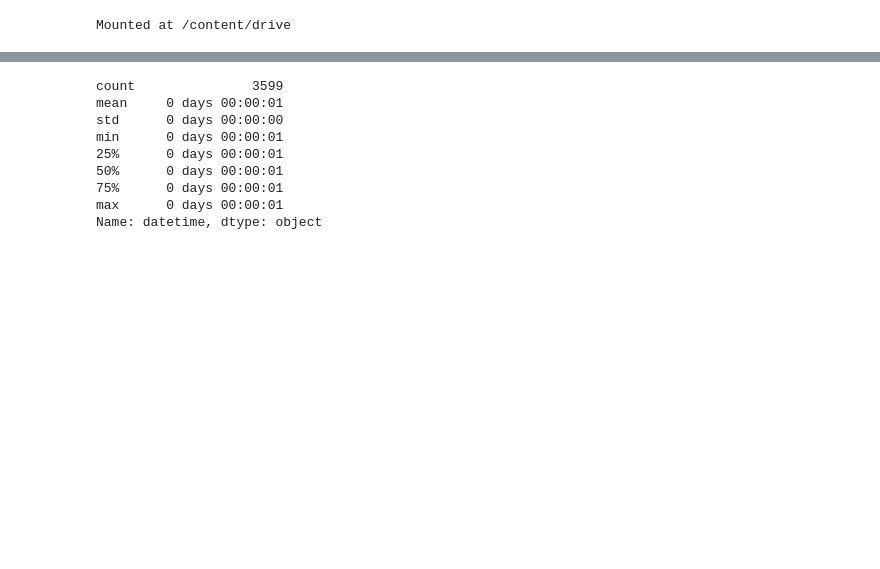
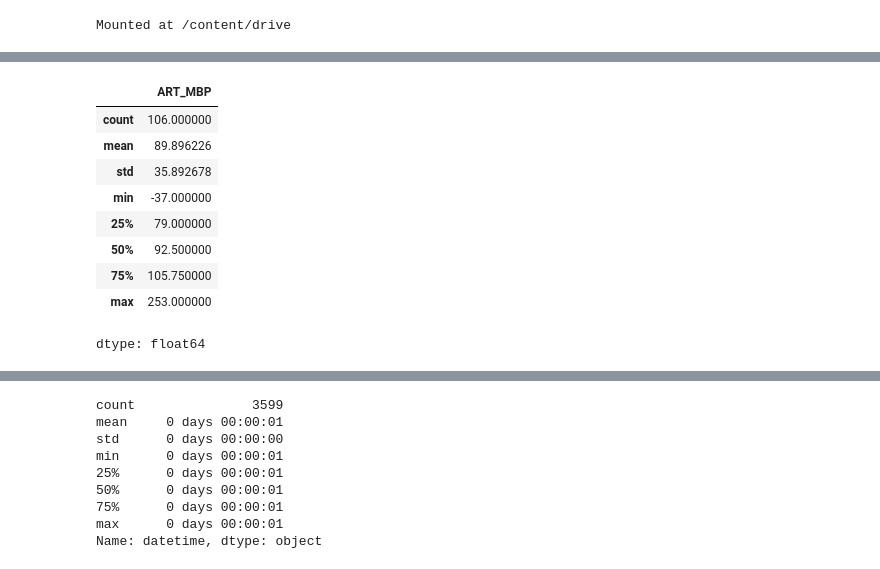
Before and after one commit to noamdwc/ECG2BP, a Jupyter notebook: EDA.ipynb, the cells around one changed output, grey strips where cells are left out. Cells and saved outputs as stored; diff of their text form; code cells hidden in the pictures; blank space fills up the shorter version.

```diff
--- a/EDA.ipynb
+++ b/EDA.ipynb
@@ -13,0 +57,5 @@ Mounted at /content/drive
+# %%
+caseid = 6357
+ecg = pd.read_parquet(f'drive/MyDrive/data/ecg2bp/vitlab_data/ecg_{caseid}.parquet')
+art = pd.read_parquet(f'drive/MyDrive/data/ecg2bp/vitlab_data/art_{caseid}.parquet')
+pleth = pd.read_parquet(f'drive/MyDrive/data/ecg2bp/vitlab_data/pleth_{caseid}.parquet')
@@ -13,0 +80,13 @@ Mounted at /content/drive
+# %%
+art['ART_MBP'].describe()
+# %% [output]
+|  | ART_MBP |
+| count | 106.000000 |
+| mean | 89.896226 |
+| std | 35.892678 |
+| min | -37.000000 |
+| 25% | 79.000000 |
+| 50% | 92.500000 |
+| 75% | 105.750000 |
+| max | 253.000000 |
+dtype: float64
```
Also changed, not shown: parts of 14 cells of this notebook.
